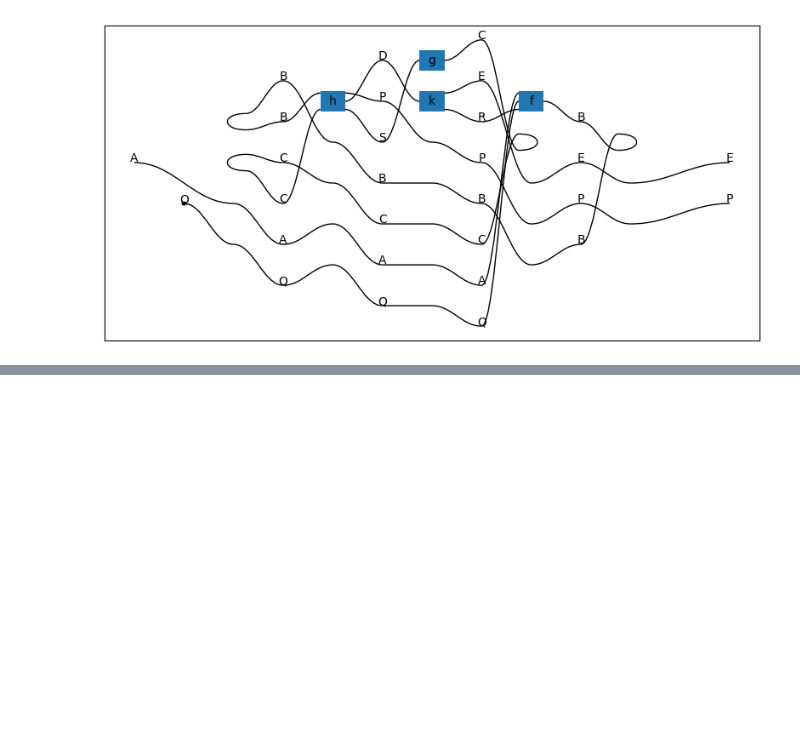
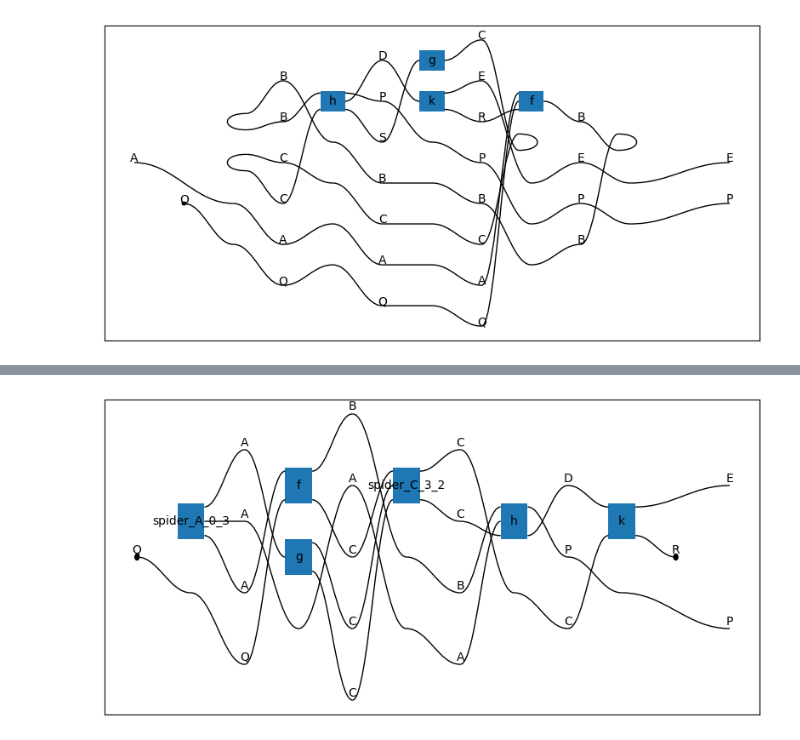
Before and after one commit to alexkoziell/hyperstrings, a Jupyter notebook: prototyping/scratchpad.ipynb, the cells around one changed output, grey strips where cells are left out. Saved outputs shown, nothing was run; the diff lists cells and outputs as text; code cells hidden in the pictures; blank space fills up the shorter version.

Commit message:
Implement making spiders explicit.

```diff
--- a/prototyping/scratchpad.ipynb
+++ b/prototyping/scratchpad.ipynb
@@ -99,0 +168,4 @@ cyclic_hypergraph.make_cycles_explicit().draw_matplotlib()
+# %%
+hypergraph.make_spiders_explicit().draw_matplotlib()
+# %% [output]
+[figure, added]
```
Also changed, not shown: parts of 3 cells of this notebook, 1 other file.
